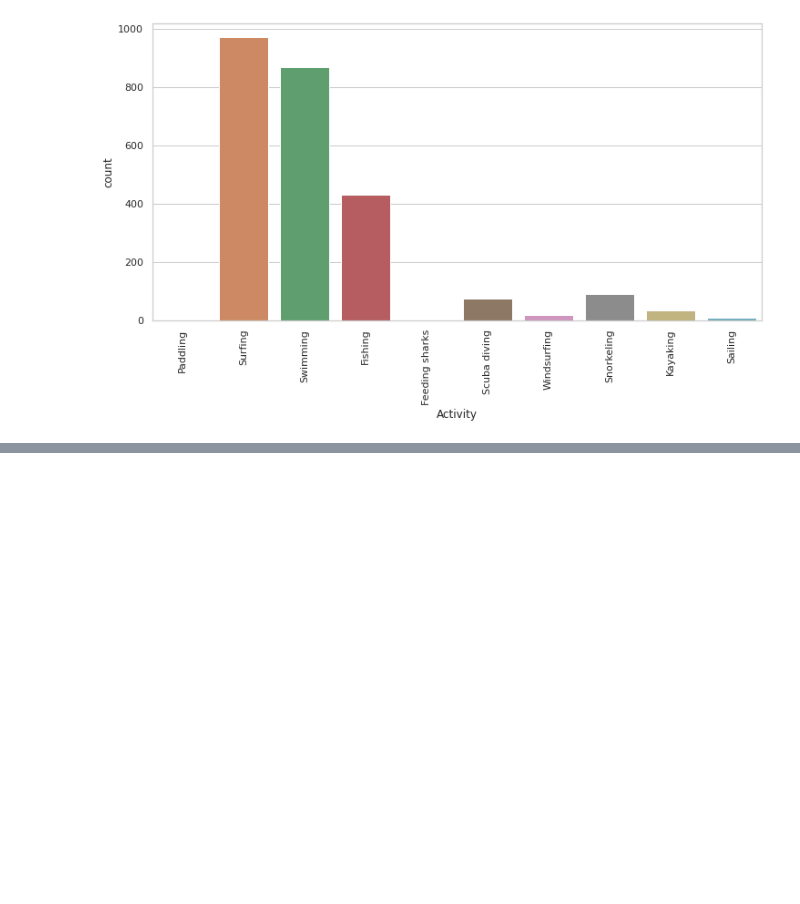
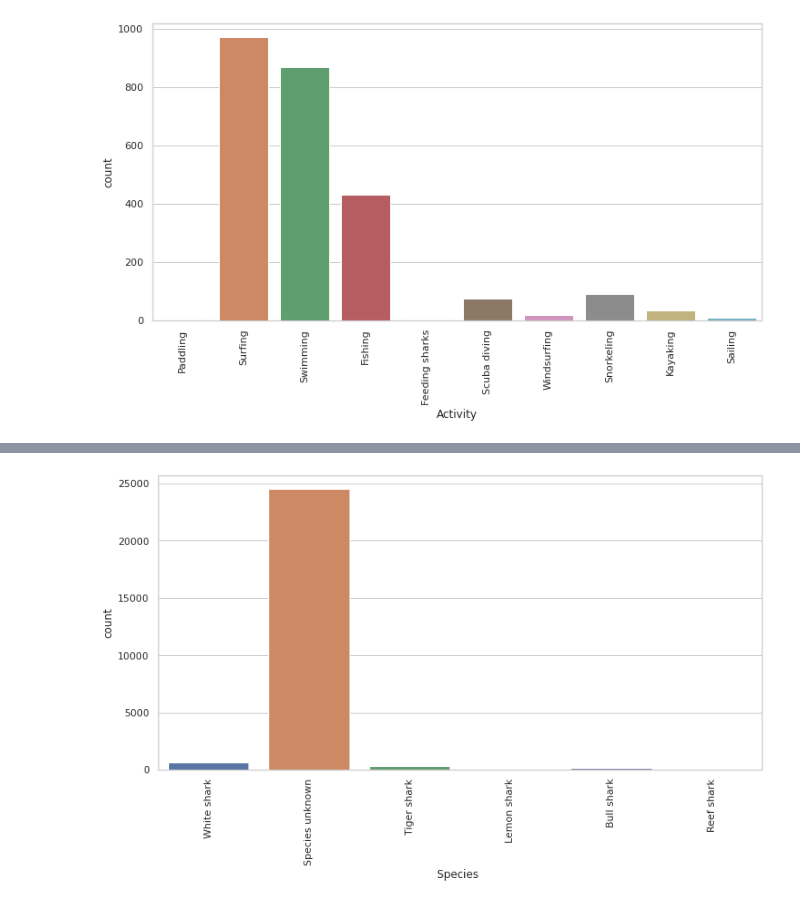
Before and after one commit to Jorge-Solana/Shark-Attack, a Jupyter notebook: VISUALS!.ipynb, the cells around one changed output, grey strips where cells are left out. Cells and saved outputs as stored; diff of their text form; code cells hidden in the pictures; blank space fills up the shorter version.

```diff
--- a/VISUALS!.ipynb
+++ b/VISUALS!.ipynb
@@ -456,0 +224,5 @@ ax_act.set_xticklabels(ax_act.get_xticklabels(),rotation = 90);
+# %%
+ax_species = sns.countplot(x=df_limpito['Species ']);
+ax_species.set_xticklabels(ax_species.get_xticklabels(),rotation = 90);
+# %% [output]
+[figure, added]
```
Also changed, not shown: parts of 44 cells of this notebook, 1 other file.
